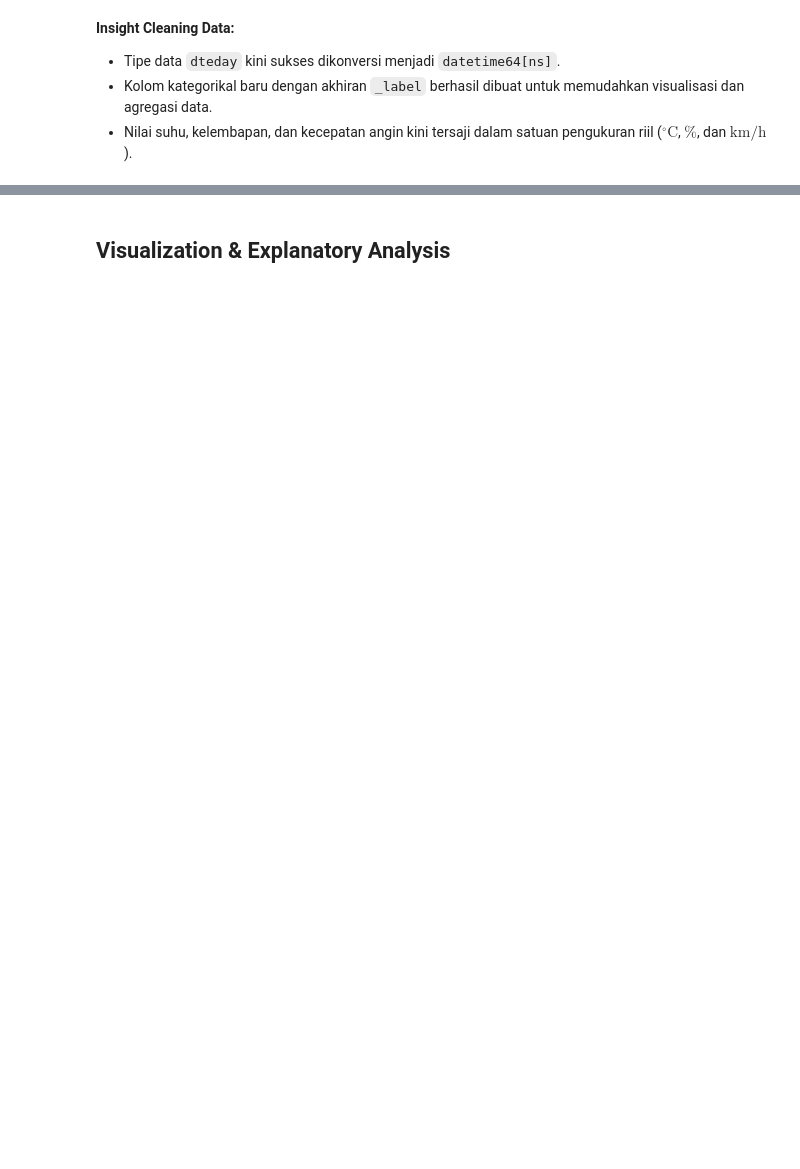
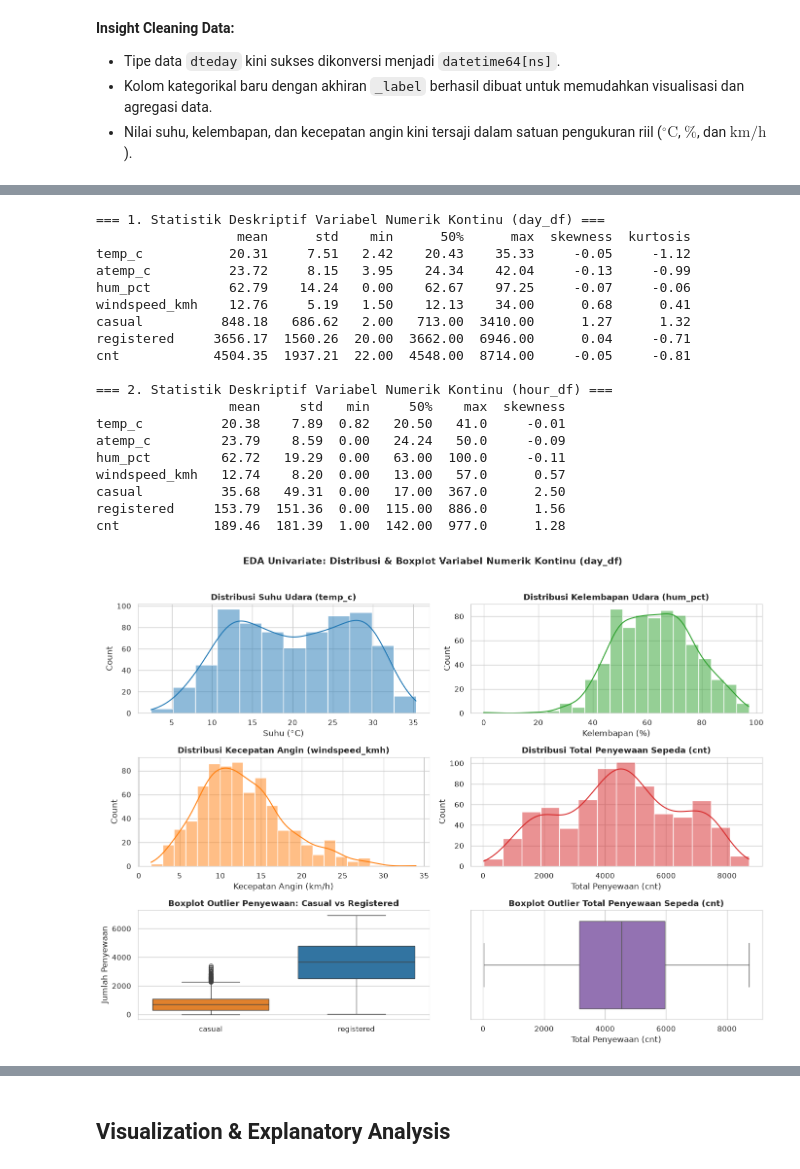
Before and after one commit to Afdha5678/bike-sharing-dashboard, a Jupyter notebook: Proyek_Analisis_Data.ipynb, the cells around one changed output, grey strips where cells are left out. Saved outputs shown, nothing was run; the diff lists cells and outputs as text; code cells hidden in the pictures; blank space fills up the shorter version.

```diff
--- a/Proyek_Analisis_Data.ipynb
+++ b/Proyek_Analisis_Data.ipynb
@@ -195,0 +217,75 @@ Pada tahap EDA, eksplorasi data dilakukan melalui metode statistik, pengelompoka
+# %%
+# ==============================================================================
+# 1. EDA UNIVARIATE: Analisis Variabel Numerik Kontinu (Distribution & Outliers)
+# ==============================================================================
+
+num_cols = ['temp_c', 'atemp_c', 'hum_pct', 'windspeed_kmh', 'casual', 'registered', 'cnt']
+
+print("=== 1. Statistik Deskriptif Variabel Numerik Kontinu (day_df) ===")
+stats_day = day_df[num_cols].describe().T
+stats_day['skewness'] = day_df[num_cols].skew()
+stats_day['kurtosis'] = day_df[num_cols].kurtosis()
+print(stats_day[['mean', 'std', 'min', '50%', 'max', 'skewness', 'kurtosis']].round(2))
+
+print("\n=== 2. Statistik Deskriptif Variabel Numerik Kontinu (hour_df) ===")
+stats_hour = hour_df[num_cols].describe().T
+stats_hour['skewness'] = hour_df[num_cols].skew()
+print(stats_hour[['mean', 'std', 'min', '50%', 'max', 'skewness']].round(2))
+
+# Visualisasi Distribusi & Boxplot Variabel Numerik Utama (day_df)
+fig, axes = plt.subplots(3, 2, figsize=(14, 10))
+fig.suptitle('EDA Univariate: Distribusi & Boxplot Variabel Numerik Kontinu (day_df)', fontsize=14, fontweight='bold', y=1.02)
+
+# Temp
+sns.histplot(day_df['temp_c'], kde=True, ax=axes[0, 0], color='#1f77b4')
+axes[0, 0].set_title('Distribusi Suhu Udara (temp_c)', fontweight='bold')
+axes[0, 0].set_xlabel('Suhu (°C)')
+
+# Humidity
+sns.histplot(day_df['hum_pct'], kde=True, ax=axes[0, 1], color='#2ca02c')
+axes[0, 1].set_title('Distribusi Kelembapan Udara (hum_pct)', fontweight='bold')
+axes[0, 1].set_xlabel('Kelembapan (%)')
+
+# Windspeed
+sns.histplot(day_df['windspeed_kmh'], kde=True, ax=axes[1, 0], color='#ff7f0e')
+axes[1, 0].set_title('Distribusi Kecepatan Angin (windspeed_kmh)', fontweight='bold')
+axes[1, 0].set_xlabel('Kecepatan Angin (km/h)')
+
+# Total Rentals (cnt)
+sns.histplot(day_df['cnt'], kde=True, ax=axes[1, 1], color='#d62728')
+axes[1, 1].set_title('Distribusi Total Penyewaan Sepeda (cnt)', fontweight='bold')
+axes[1, 1].set_xlabel('Total Penyewaan (cnt)')
+
+# Boxplot Casual vs Registered
+sns.boxplot(data=day_df[['casual', 'registered']], ax=axes[2, 0], palette=['#ff7f0e', '#1f77b4'])
+axes[2, 0].set_title('Boxplot Outlier Penyewaan: Casual vs Registered', fontweight='bold')
+axes[2, 0].set_ylabel('Jumlah Penyewaan')
+
+# Boxplot Total Rentals (cnt)
+sns.boxplot(x=day_df['cnt'], ax=axes[2, 1], color='#9467bd')
+axes[2, 1].set_title('Boxplot Outlier Total Penyewaan Sepeda (cnt)', fontweight='bold')
+axes[2, 1].set_xlabel('Total Penyewaan (cnt)')
+
+plt.tight_layout()
+plt.show()
+# %% [output]
+=== 1. Statistik Deskriptif Variabel Numerik Kontinu (day_df) ===
+                  mean      std    min      50%      max  skewness  kurtosis
+temp_c           20.31     7.51   2.42    20.43    35.33     -0.05     -1.12
+atemp_c          23.72     8.15   3.95    24.34    42.04     -0.13     -0.99
+hum_pct          62.79    14.24   0.00    62.67    97.25     -0.07     -0.06
+windspeed_kmh    12.76     5.19   1.50    12.13    34.00      0.68      0.41
+casual          848.18   686.62   2.00   713.00  3410.00      1.27      1.32
+registered     3656.17  1560.26  20.00  3662.00  6946.00      0.04     -0.71
+cnt            4504.35  1937.21  22.00  4548.00  8714.00     -0.05     -0.81
+
+=== 2. Statistik Deskriptif Variabel Numerik Kontinu (hour_df) ===
+                 mean     std   min     50%    max  skewness
+temp_c          20.38    7.89  0.82   20.50   41.0     -0.01
+atemp_c         23.79    8.59  0.00   24.24   50.0     -0.09
+hum_pct         62.72   19.29  0.00   63.00  100.0     -0.11
+windspeed_kmh   12.74    8.20  0.00   13.00   57.0      0.57
+casual          35.68   49.31  0.00   17.00  367.0      2.50
+registered     153.79  151.36  0.00  115.00  886.0      1.56
+cnt            189.46  181.39  1.00  142.00  977.0      1.28
+[figure, added]
```
Also changed, not shown: parts of 18 cells of this notebook, 2 other files.
